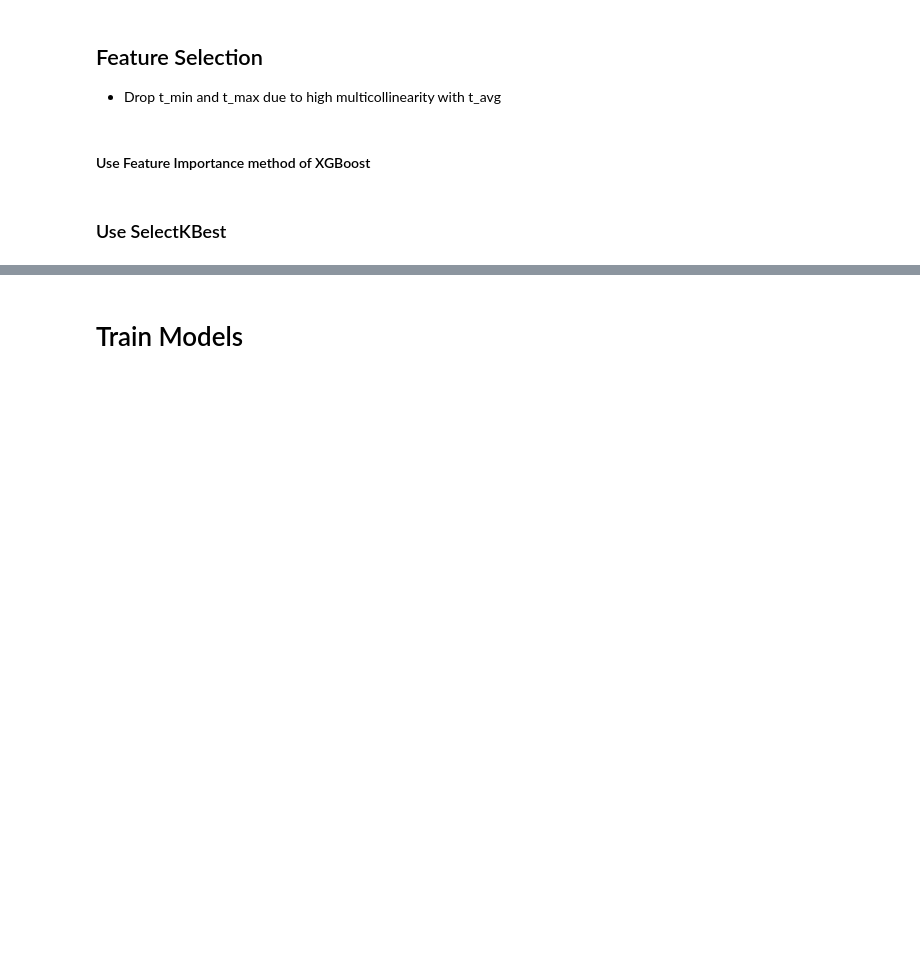
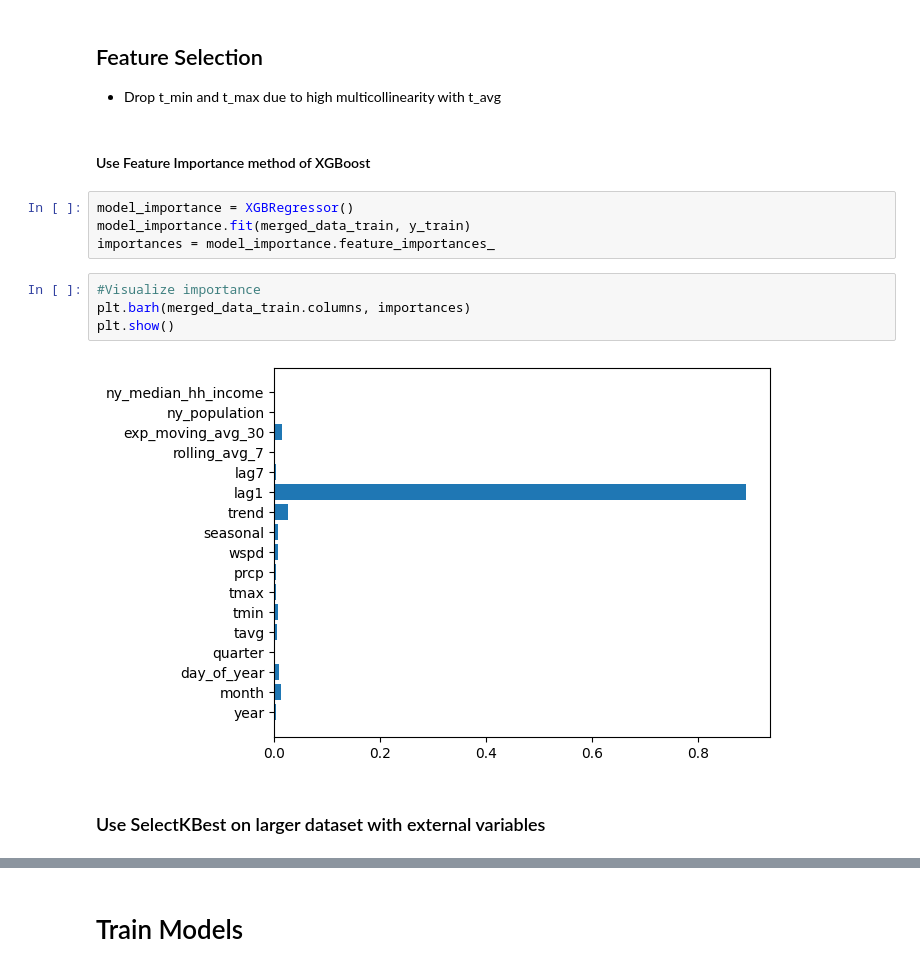
Before and after one commit to vanikanoria/ElectricityPriceForecasting, a Jupyter notebook: predicting-electricity-prices.ipynb, the cells around one changed output, grey strips where cells are left out. Cells and saved outputs as stored; diff of their text form; blank space fills up the shorter version.

Commit message:
Feature Selection

```diff
--- a/predicting-electricity-prices.ipynb
+++ b/predicting-electricity-prices.ipynb
@@ -830,5 +831,15 @@ plt.show()
 * Drop t_min and t_max due to high multicollinearity with t_avg
 # %% [markdown]
 #### Use Feature Importance method of XGBoost
+# %%
+model_importance = XGBRegressor()
+model_importance.fit(merged_data_train, y_train)
+importances = model_importance.feature_importances_
+# %%
+#Visualize importance
+plt.barh(merged_data_train.columns, importances)
+plt.show()
+# %% [output]
+[figure, added]
 # %% [markdown]
-### Use SelectKBest
+### Use SelectKBest on larger dataset with external variables
```
Also changed, not shown: parts of 15 cells of this notebook.
